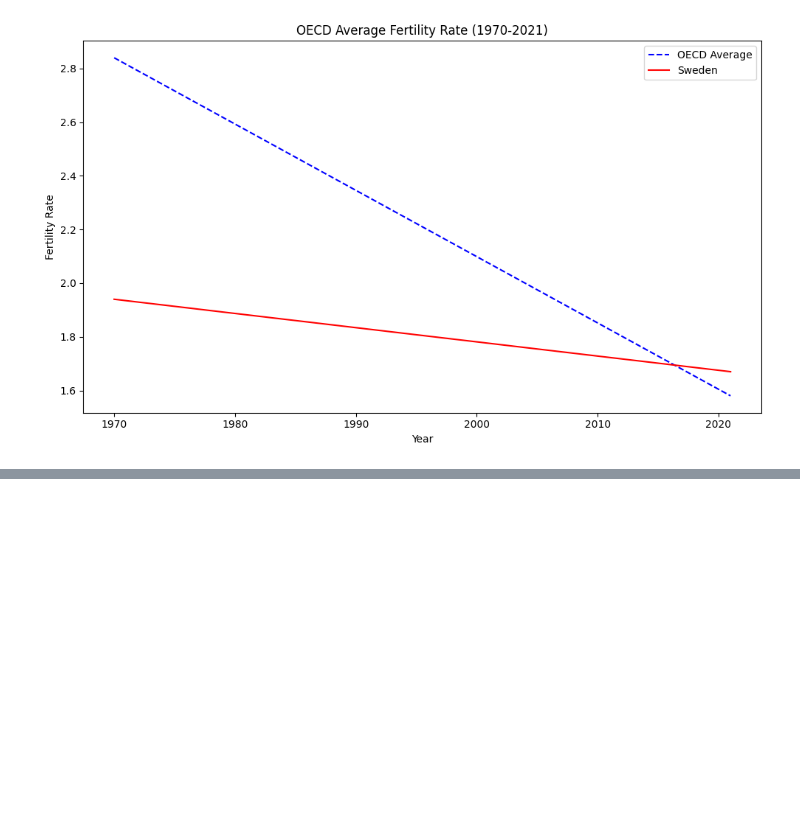
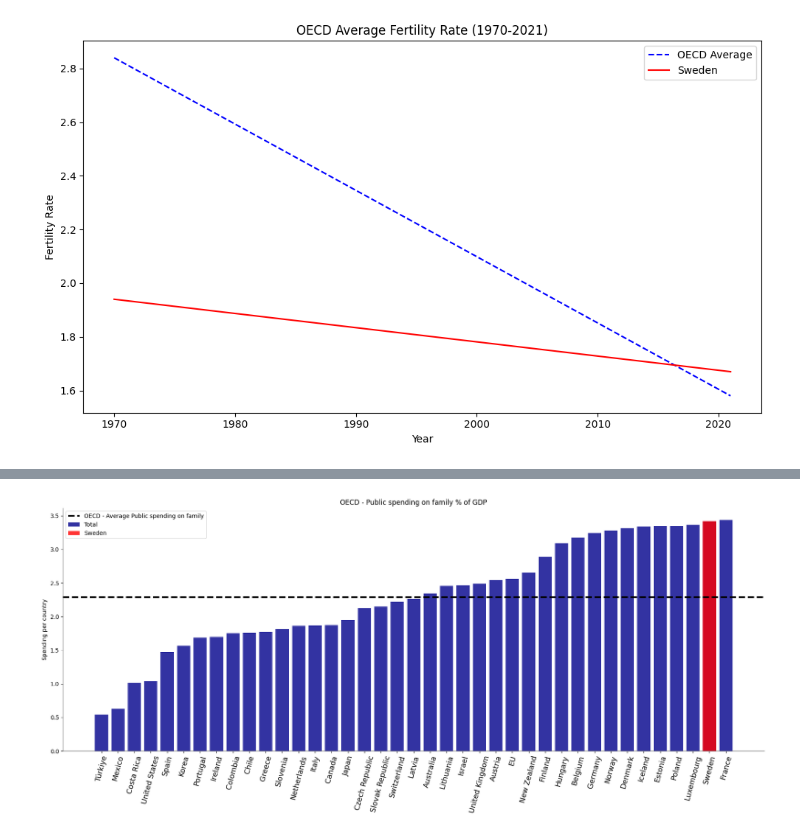
Before and after one commit to Lyceriuss/Python-Henrik-Pedersen-OPA2023, a Jupyter notebook: Lab2/Labb2_Project.ipynb, the cells around one changed output, grey strips where cells are left out. Saved outputs shown, nothing was run; the diff lists cells and outputs as text; code cells hidden in the pictures; blank space fills up the shorter version.

```diff
--- a/Lab2/Labb2_Project.ipynb
+++ b/Lab2/Labb2_Project.ipynb
@@ -157,0 +166,16 @@ set_ticklabels() should only be used with a fixed number of ticks, i.e. after se
+# %%
+df_public_spending = pd.read_excel("Data/1.1_OECD_public_spending_family.xlsx",
+                             usecols="L,M,N, O, P",
+                             skiprows=3, nrows=40)
+
+df_public_spending = df_public_spending.rename(columns={
+    df_public_spending.columns[0]: "Country",
+    df_public_spending.columns[1]: "Total",
+    df_public_spending.columns[2]: "Cash",
+    df_public_spending.columns[3]: "Public_services",
+    df_public_spending.columns[4]: "Taxbreaks"
+})
+
+df_public_spending.set_index("Country", inplace=True)
+
+df_public_spending.head(40)
@@ -157,0 +201,34 @@ set_ticklabels() should only be used with a fixed number of ticks, i.e. after se
+# %%
+fig, ax = plt.subplots(figsize=(18, 8))
+
+
+df_public_spending_sorted = df_public_spending[df_public_spending.index !=
+                                   "OECD"].sort_values("Total", ascending=True)
+ax.spines["top"].set_visible(False)
+ax.spines["right"].set_visible(False)
+ax.spines["left"].set_color("grey")
+ax.spines["bottom"].set_color("grey")
+
+
+ax.bar(df_public_spending_sorted.index.astype(str),
+       df_public_spending_sorted["Total"], color="darkblue", label="Total", alpha=0.8,  zorder=3),
+
+ax.bar("Sweden", df_public_spending_sorted.loc["Sweden", "Total"],
+       color="red", label="Sweden", alpha=0.8, zorder=4)
+
+
+
+ax.axhline(y=2.29, color="black", linewidth=3, linestyle="--",
+           label="OECD - Average Public spending on family", zorder=5)
+
+ax.set_ylabel("Spending per country")
+ax.set_title("OECD - Public spending on family % of GDP")
+ax.set_xticklabels(df_public_spending_sorted.index.astype(
+    str), rotation=75, fontsize=13)
+
+ax.legend()
+
+plt.tight_layout()
+plt.show()
+# %% [output]
+[figure, added]
```
Also changed, not shown: parts of 7 cells of this notebook, 3 other files.
